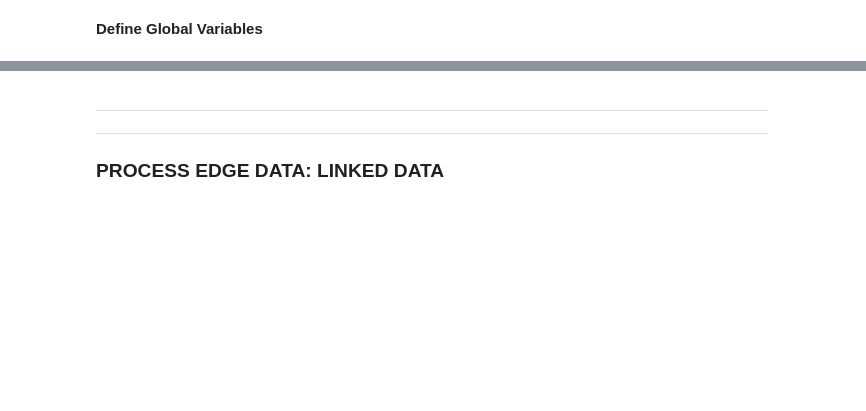
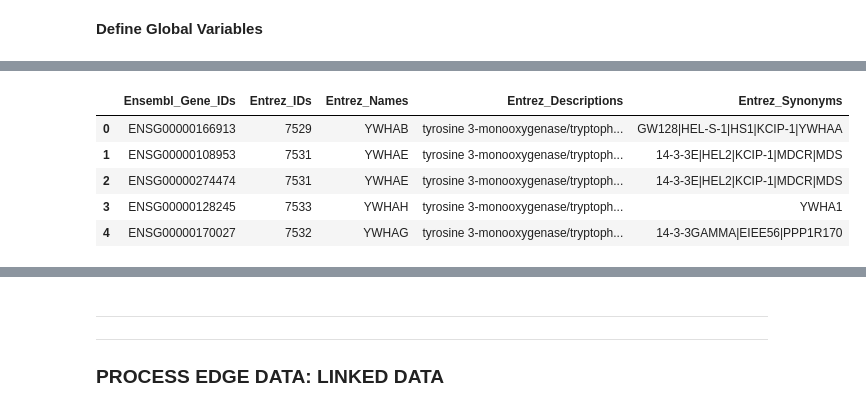
Before and after one commit to callahantiff/PheKnowLator, a Jupyter notebook: scripts/python/Data_Preparation.ipynb, the cells around one changed output, grey strips where cells are left out. Cells and saved outputs as stored; diff of their text form; code cells hidden in the pictures; blank space fills up the shorter version.

```diff
--- a/scripts/python/Data_Preparation.ipynb
+++ b/scripts/python/Data_Preparation.ipynb
@@ -903,0 +177,8 @@ nx.number_connected_components(mdg2.to_undirected())
+# %%
+# preview data
+egeg_data = pandas.read_csv(processed_data_location + 'ENSEMBL_GENE_ENTREZ_GENE_MAP.txt',
+                       header = None,
+                       names=['Ensembl_Gene_IDs', 'Entrez_IDs'],
+                       delimiter = '\t')
+
+print('There are {edge_count} ensembl gene-entrez gene edges'.format(edge_count=len(egeg_data)))
@@ -903,0 +263,32 @@ nx.number_connected_components(mdg2.to_undirected())
+# %%
+# create dictionary to store label data
+label_dic = label_dict(data_labels, 'Symbol_from_nomenclature_authority', 'Full_name_from_nomenclature_authority',  'Synonyms', 'GeneID', None)
+# %%
+# get attribute information
+data_atts = label_attributes(egeg_data, label_dic, 'Entrez_IDs', None)
+
+# copy data frame
+data_cp = egeg_data.copy(deep=True)
+
+# add columns to data frames
+data_cp['Entrez_Names'] = data_atts[0]
+data_cp['Entrez_Descriptions'] = data_atts[1]
+data_cp['Entrez_Synonyms'] = data_atts[2]
+
+# save data
+if len(data_cp) == len(egeg_data):
+    data_cp.to_csv(processed_data_location + 'ENSEMBL_GENE_ENTREZ_GENE_MAP.txt',
+                   header=True,
+                   index=False,
+                   sep='\t')
+else:
+    raise Exception('ERROR: Data sets are not the same size')
+# %%
+data_cp.head(n=5)
+# %% [output]
+|  | Ensembl_Gene_IDs | Entrez_IDs | Entrez_Names | Entrez_Descriptions | Entrez_Synonyms |
+| 0 | ENSG00000166913 | 7529 | YWHAB | tyrosine 3-monooxygenase/tryptoph... | GW128|HEL-S-1|HS1|KCIP-1|YWHAA |
+| 1 | ENSG00000108953 | 7531 | YWHAE | tyrosine 3-monooxygenase/tryptoph... | 14-3-3E|HEL2|KCIP-1|MDCR|MDS |
+| 2 | ENSG00000274474 | 7531 | YWHAE | tyrosine 3-monooxygenase/tryptoph... | 14-3-3E|HEL2|KCIP-1|MDCR|MDS |
+| 3 | ENSG00000128245 | 7533 | YWHAH | tyrosine 3-monooxygenase/tryptoph... | YWHA1 |
+| 4 | ENSG00000170027 | 7532 | YWHAG | tyrosine 3-monooxygenase/tryptoph... | 14-3-3GAMMA|EIEE56|PPP1R170 |
```
Also changed, not shown: parts of 224 cells of this notebook, 1 other file.
